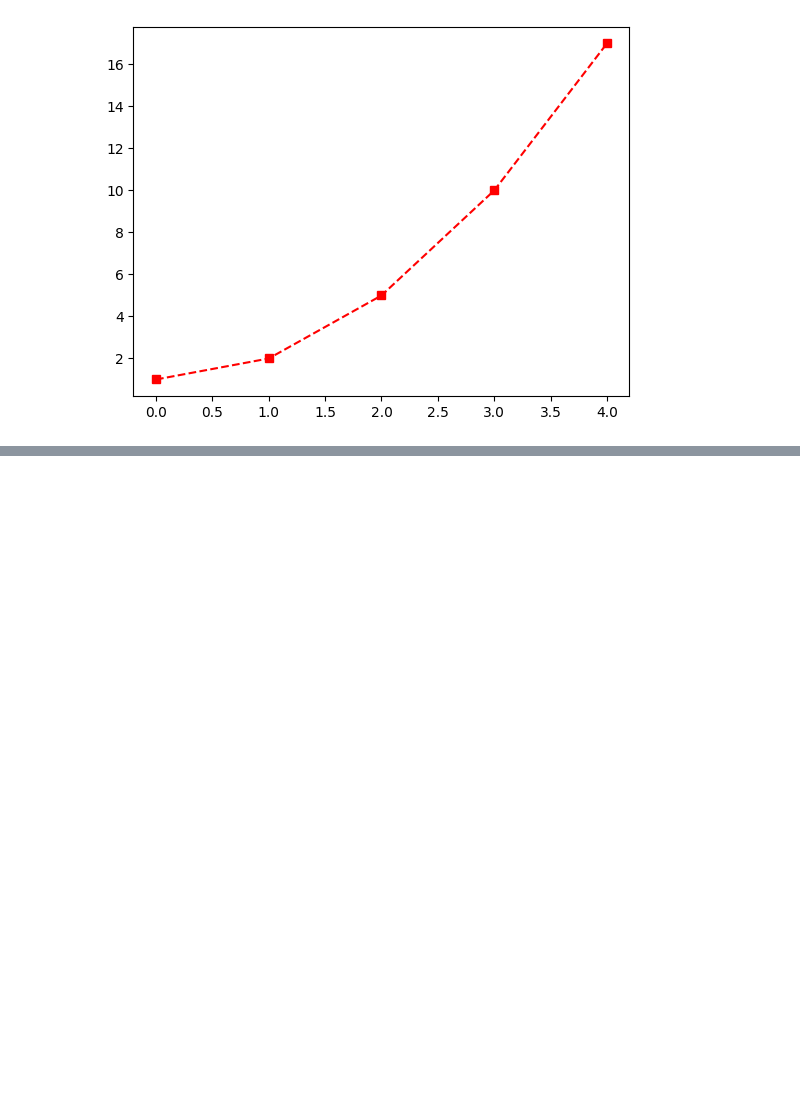
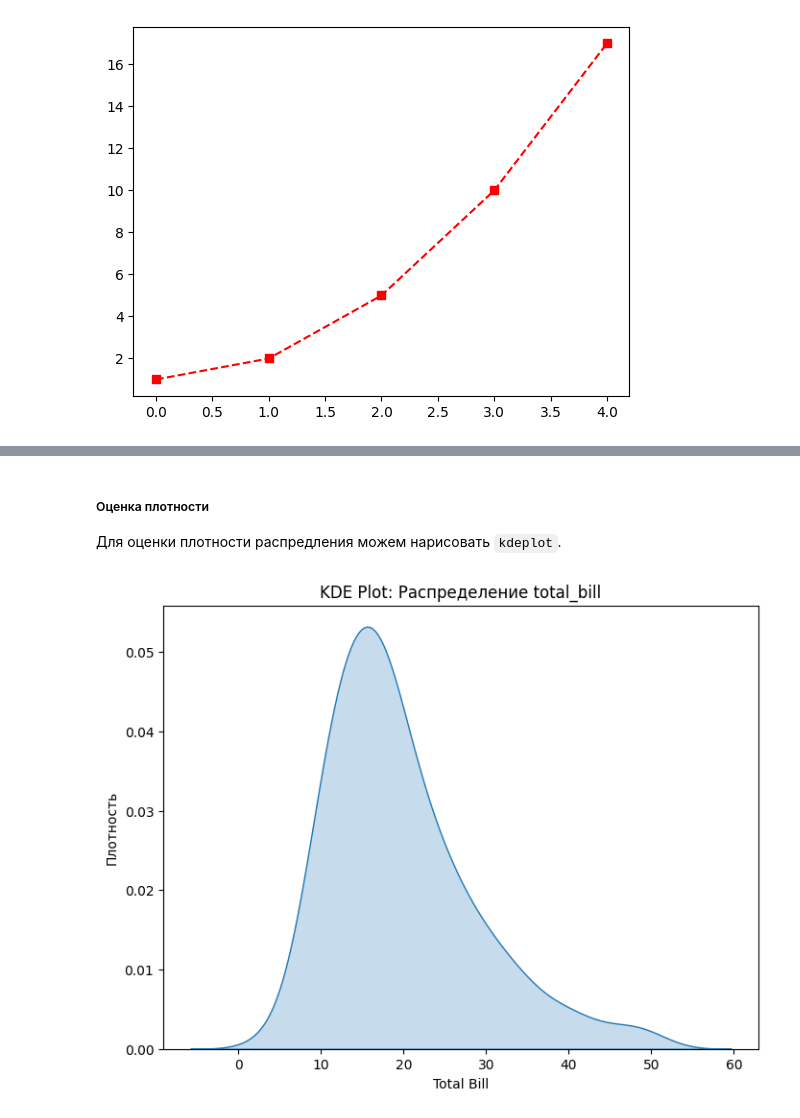
Before and after one commit to dragondangun/em_ml, a Jupyter notebook: 4. Matplotlib и Seaborn/Plots.ipynb, the cells around one changed output, grey strips where cells are left out. Saved outputs shown, nothing was run; the diff lists cells and outputs as text; code cells hidden in the pictures; blank space fills up the shorter version.

```diff
--- a/4. Matplotlib и Seaborn/Plots.ipynb
+++ b/4. Matplotlib и Seaborn/Plots.ipynb
@@ -311,0 +428,13 @@ plt.savefig(file_name)
+# %% [markdown]
+##### Оценка плотности
+
+Для оценки плотности распредления можем нарисовать `kdeplot`.
+# %%
+plt.figure(figsize=(8, 6))
+sns.kdeplot(data=tips, x='total_bill', fill=True)
+plt.title('KDE Plot: Распределение total_bill')
+plt.xlabel('Total Bill')
+plt.ylabel('Плотность')
+plt.show()
+# %% [output]
+[figure, added]
```
Also changed, not shown: parts of 30 cells of this notebook.
